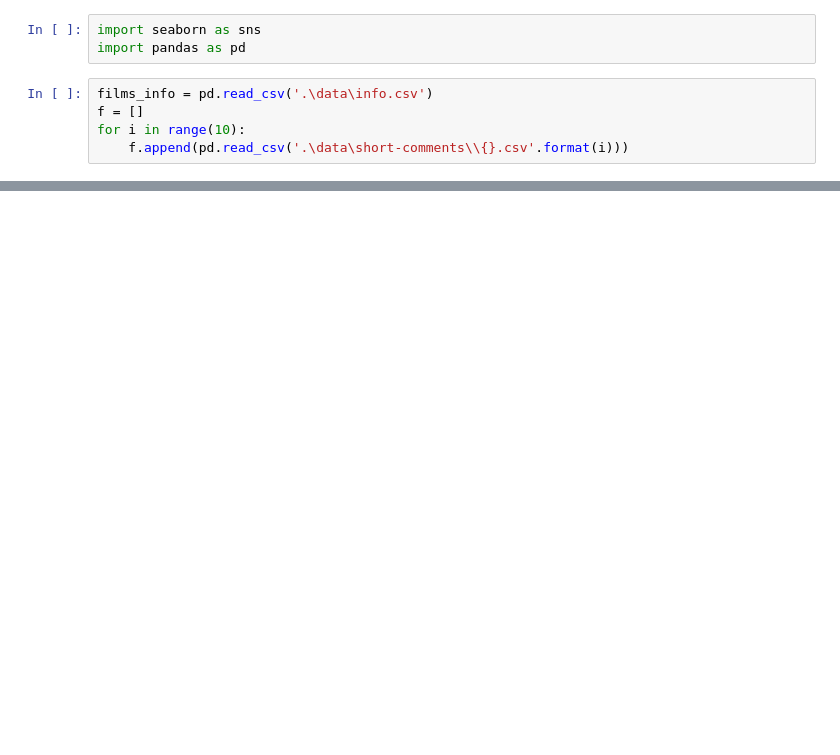
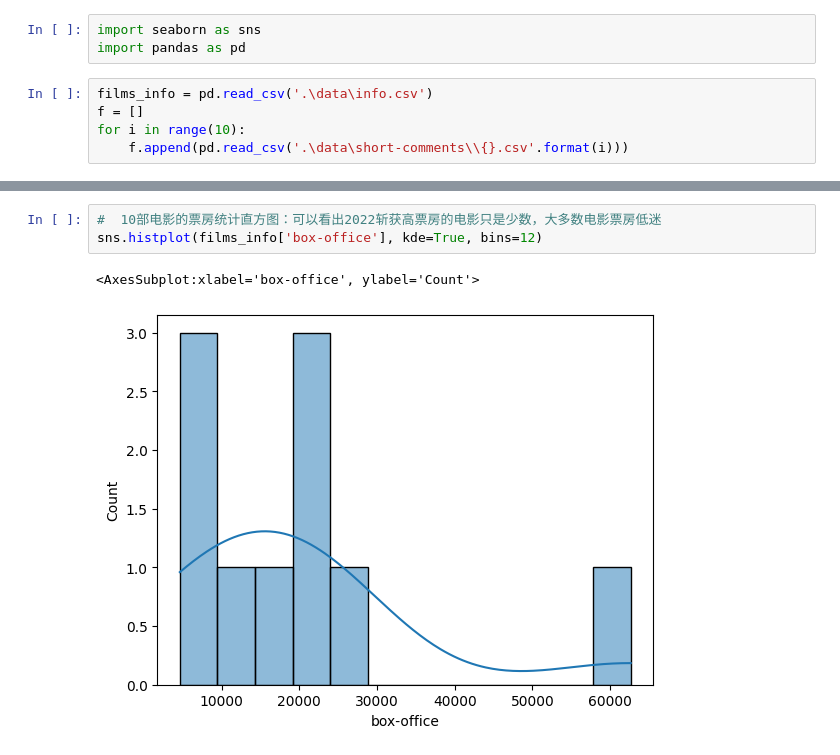
Before and after one commit to Cyccyyycyc/2022-Films, a Jupyter notebook: analysis.ipynb, the cells around one changed output, grey strips where cells are left out. Saved outputs shown, nothing was run; the diff lists cells and outputs as text; blank space fills up the shorter version.

```diff
--- a/analysis.ipynb
+++ b/analysis.ipynb
@@ -38,0 +41,6 @@ f[1]
+# %%
+#  10部电影的票房统计直方图：可以看出2022斩获高票房的电影只是少数，大多数电影票房低迷
+sns.histplot(films_info['box-office'], kde=True, bins=12)
+# %% [output]
+<AxesSubplot:xlabel='box-office', ylabel='Count'>
+[figure, added]
```
Also changed, not shown: parts of 8 cells of this notebook.
